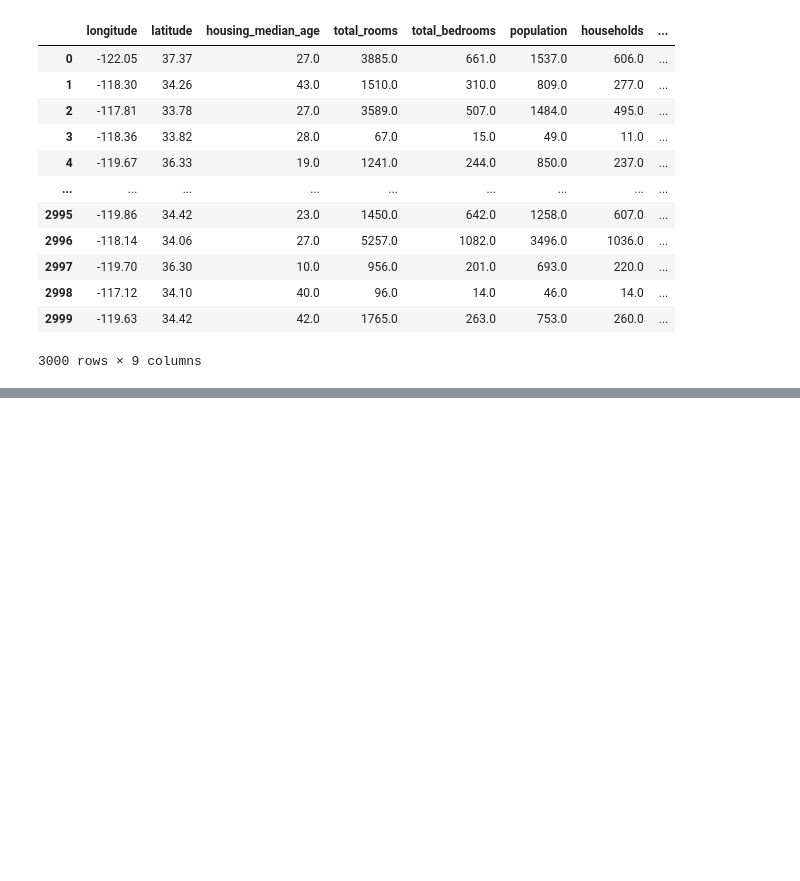
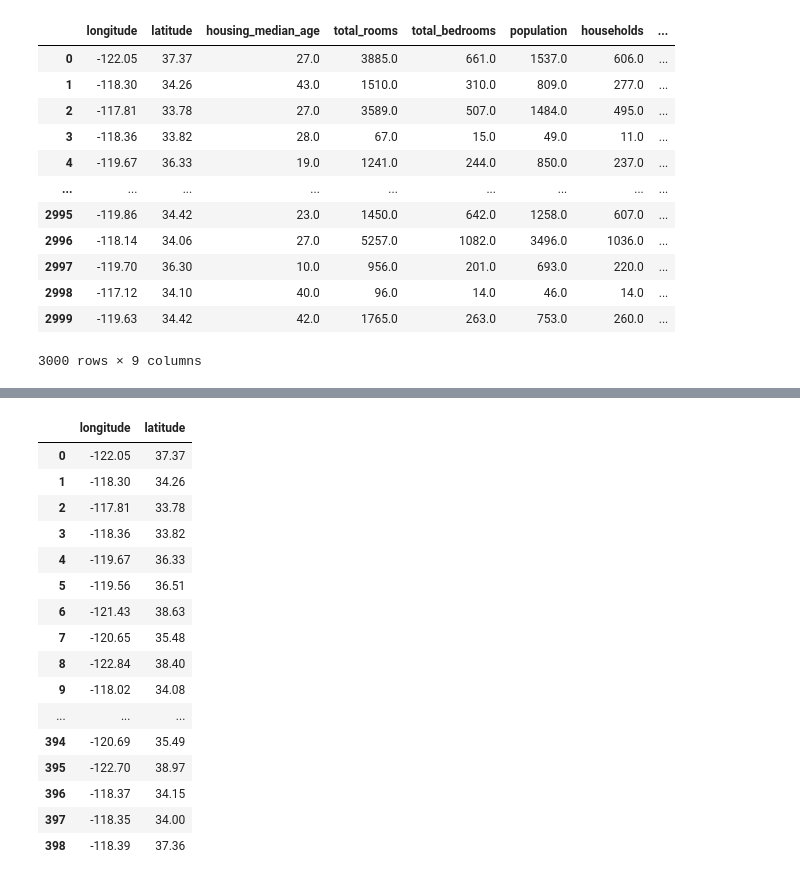
Before and after one commit to rosemarythomas994/pandaslearning, a Jupyter notebook: pandas.ipynb, the cells around one changed output, grey strips where cells are left out. Cells and saved outputs as stored; diff of their text form; code cells hidden in the pictures; blank space fills up the shorter version.

```diff
--- a/pandas.ipynb
+++ b/pandas.ipynb
@@ -206,0 +289,20 @@ data
+# %%
+data[["longitude","latitude"]]
+# %% [output]
+|  | longitude | latitude |
+| 0 | -122.05 | 37.37 |
+| 1 | -118.30 | 34.26 |
+| 2 | -117.81 | 33.78 |
+| 3 | -118.36 | 33.82 |
+| 4 | -119.67 | 36.33 |
+| 5 | -119.56 | 36.51 |
+| 6 | -121.43 | 38.63 |
+| 7 | -120.65 | 35.48 |
+| 8 | -122.84 | 38.40 |
+| 9 | -118.02 | 34.08 |
+| ... | ... | ... |
+| 394 | -120.69 | 35.49 |
+| 395 | -122.70 | 38.97 |
+| 396 | -118.37 | 34.15 |
+| 397 | -118.35 | 34.00 |
+| 398 | -118.39 | 37.36 |
```
Also changed, not shown: parts of 8 cells of this notebook.
